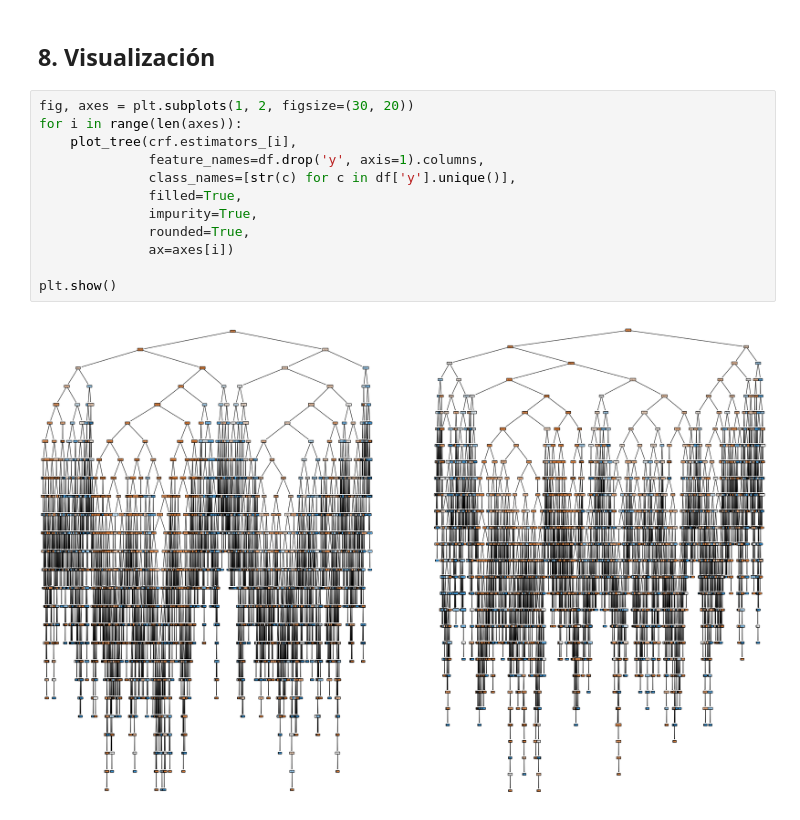
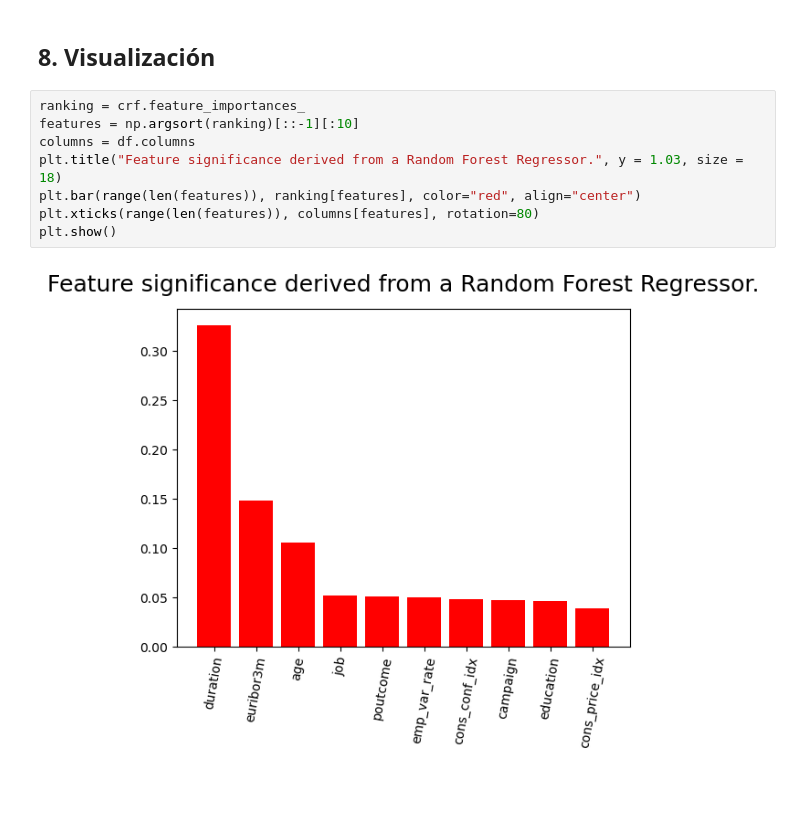
Before and after one commit to alexlloves/MachineLearningMethods, a Jupyter notebook: ML.UD2.Supervised-FinalProject.ipynb, the cells around one changed output. Drawn from its saved outputs; the diff is of its cells as text; blank space fills up the shorter version.

```diff
--- a/ML.UD2.Supervised-FinalProject.ipynb
+++ b/ML.UD2.Supervised-FinalProject.ipynb
@@ -472,17 +485,13 @@ Precisión en el conjunto de datos de evaluación: 0.913
 ## 7. Realización de predicciones
 # %% [markdown]
 ## 8. Visualización
-# %%
-fig, axes = plt.subplots(1, 2, figsize=(30, 20))
-for i in range(len(axes)):
-    plot_tree(crf.estimators_[i],
-              feature_names=df.drop('y', axis=1).columns,
-              class_names=[str(c) for c in df['y'].unique()],
-              filled=True,
-              impurity=True,
-              rounded=True,
-              ax=axes[i])
-
-plt.show()
-# %% [output]
-[figure, removed]
+# %%
+ranking = crf.feature_importances_
+features = np.argsort(ranking)[::-1][:10]
+columns = df.columns
+plt.title("Feature significance derived from a Random Forest Regressor.", y = 1.03, size = 18)
+plt.bar(range(len(features)), ranking[features], color="red", align="center")
+plt.xticks(range(len(features)), columns[features], rotation=80)
+plt.show()
+# %% [output]
+[figure, added]
```
Also changed, not shown: parts of 8 cells of this notebook.
